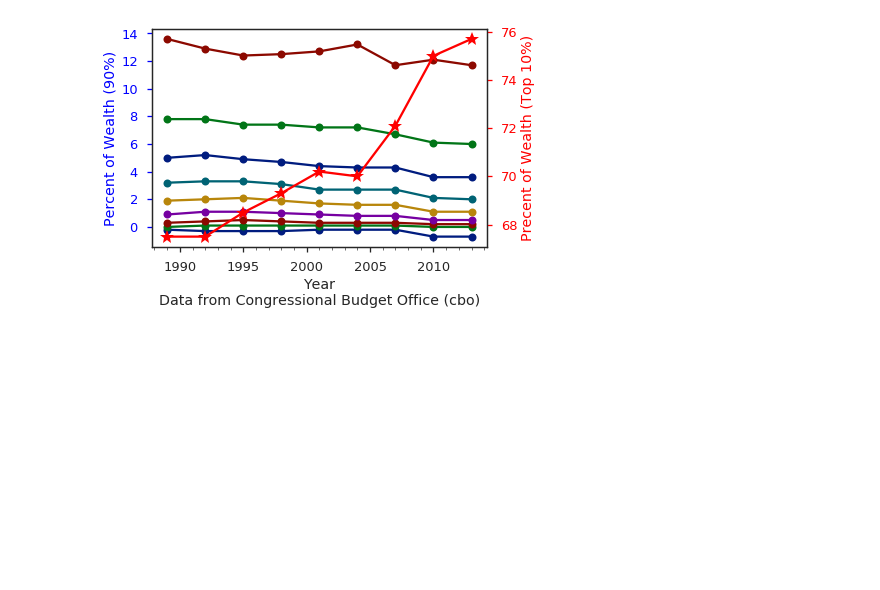
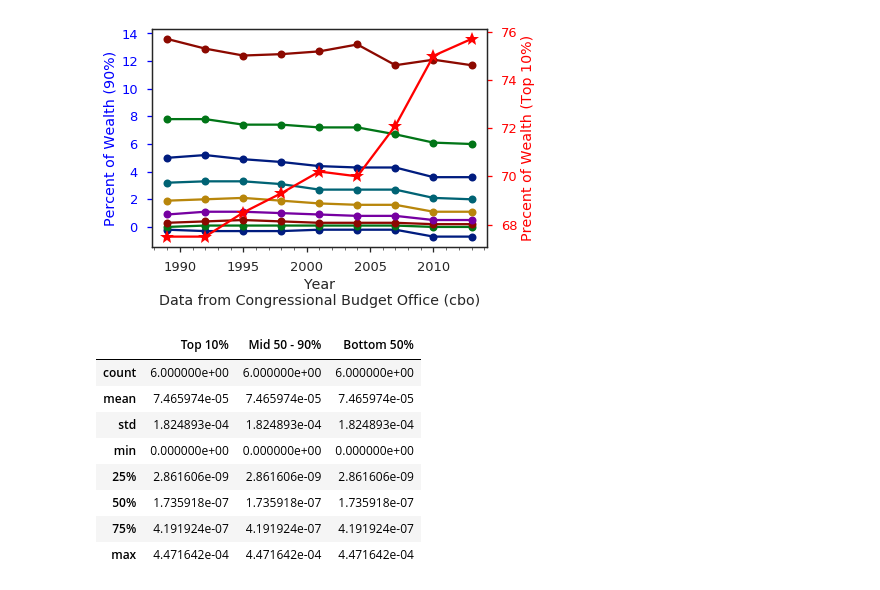
Before and after one commit to greenpdx/wealth-cbo, a Jupyter notebook: wealth.ipynb, the cells around one changed output. Saved outputs shown, nothing was run; the diff lists cells and outputs as text; code cells hidden in the pictures; blank space fills up the shorter version.

```diff
--- a/wealth.ipynb
+++ b/wealth.ipynb
@@ -141,6 +123,27 @@ fut = zip(f_data.flatten(),R_pred.flatten())
 #print(lr.coef_)
 #print(Y_pred)
 #print(R_pred)
+# %%
+# let's look at the absolute value of coefficients for each model
+
+coefficients = pd.DataFrame()
+coefficients['Top 10%'] = Tlr.coef_.ravel()
+coefficients['Mid 50 - 90%'] = Mlr.coef_.ravel()
+coefficients['Bottom 50%'] = Plr.coef_.ravel()
+
+coefficients = coefficients.applymap(abs)
+
+coefficients.describe()  # Huge difference in scale between non-regularized vs regularized regression
+# %% [output]
+|  | Top 10% | Mid 50 - 90% | Bottom 50% |
+| count | 6.000000e+00 | 6.000000e+00 | 6.000000e+00 |
+| mean | 7.465974e-05 | 7.465974e-05 | 7.465974e-05 |
+| std | 1.824893e-04 | 1.824893e-04 | 1.824893e-04 |
+| min | 0.000000e+00 | 0.000000e+00 | 0.000000e+00 |
+| 25% | 2.861606e-09 | 2.861606e-09 | 2.861606e-09 |
+| 50% | 1.735918e-07 | 1.735918e-07 | 1.735918e-07 |
+| 75% | 4.191924e-07 | 4.191924e-07 | 4.191924e-07 |
+| max | 4.471642e-04 | 4.471642e-04 | 4.471642e-04 |
 # %%
 ax = plt.axes()
 px = ax.twinx()
```
Also changed, not shown: parts of 3 cells of this notebook, 1 other file.
